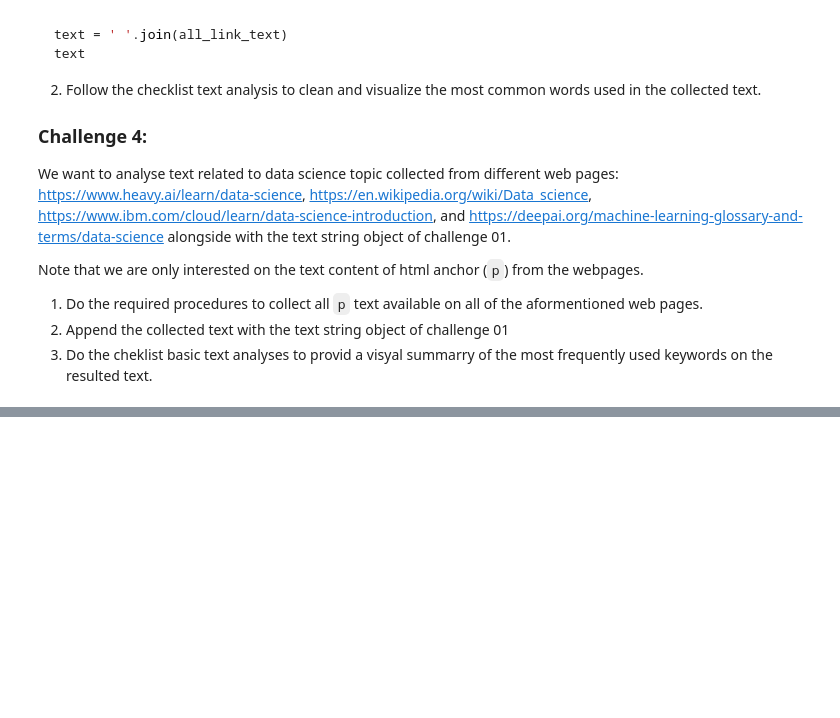
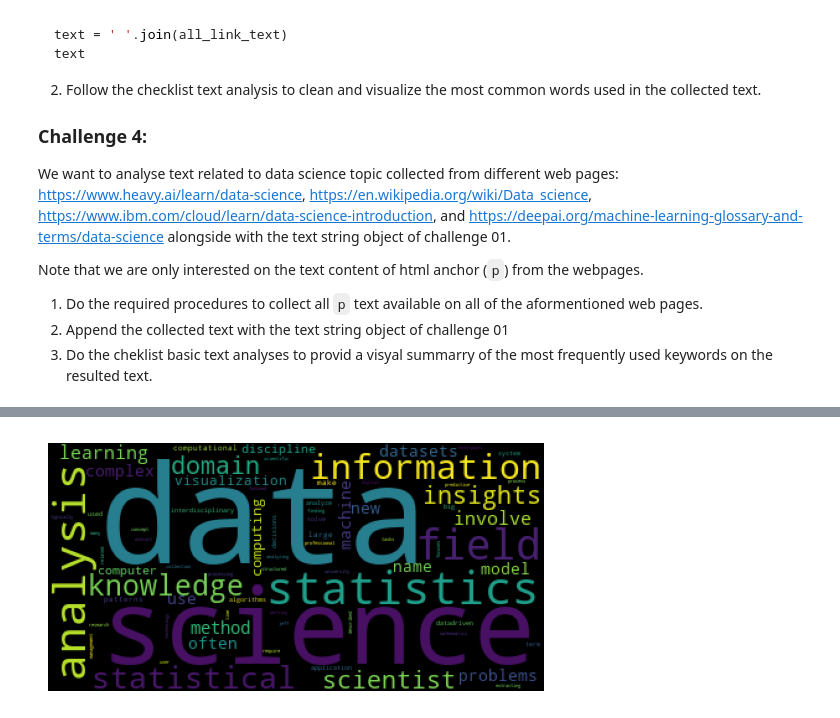
Before and after one commit to SenhadjiMSaid/Software-Engineering-for-Data-Science, a Jupyter notebook: SEDS_Lab6/SEDS_Lab6.ipynb, the cells around one changed output, grey strips where cells are left out. Saved outputs shown, nothing was run; the diff lists cells and outputs as text; code cells hidden in the pictures; blank space fills up the shorter version.

```diff
--- a/SEDS_Lab6/SEDS_Lab6.ipynb
+++ b/SEDS_Lab6/SEDS_Lab6.ipynb
@@ -96,3 +277,11 @@ Note that we are only interested on the text content of  html anchor (`p`) from
+# %%
+from wordcloud import WordCloud
+wordcloud = WordCloud(collocations=False).generate(' '.join(tokens))
+plt.imshow(wordcloud)
+plt.axis("off")
+plt.show()
+# %% [output]
+[figure, added]
 # %% [markdown]
 ### Challenge 4:
 
```
Also changed, not shown: parts of 20 cells of this notebook, 1 other file.
